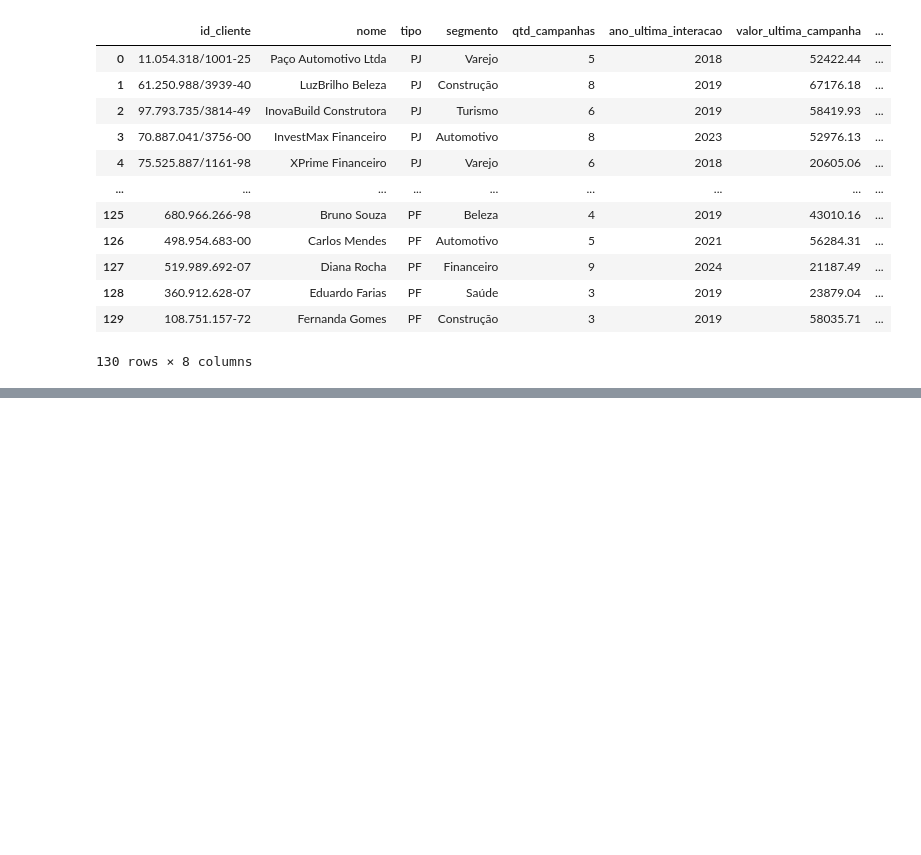
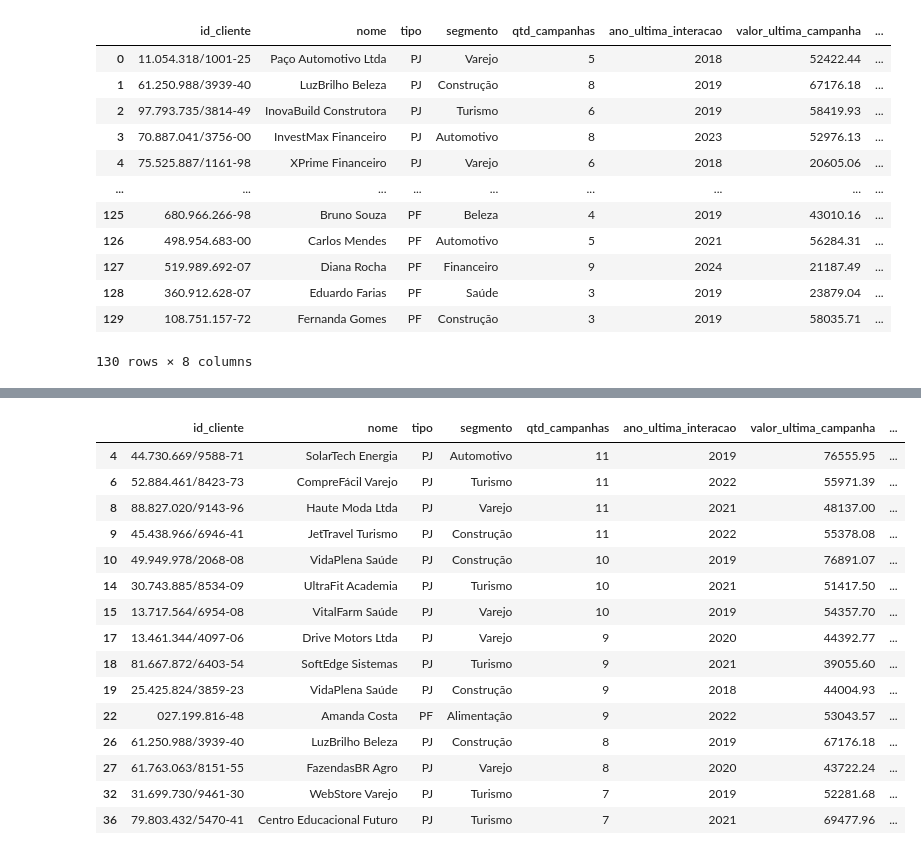
Before and after one commit to juan-borinelli/comercial_analisys_report, a Jupyter notebook: main.ipynb, the cells around one changed output, grey strips where cells are left out. Saved outputs shown, nothing was run; the diff lists cells and outputs as text; code cells hidden in the pictures; blank space fills up the shorter version.

```diff
--- a/main.ipynb
+++ b/main.ipynb
@@ -208 +265,20 @@ med_camp_tv = df_tv['qtd_campanhas'].mean()
+# %%
+c_tv_ouro[c_tv_ouro['status'] == "Inativo"]
+# %% [output]
+|  | id_cliente | nome | tipo | segmento | qtd_campanhas | ano_ultima_interacao | valor_ultima_campanha | ... |
+| 4 | 44.730.669/9588-71 | SolarTech Energia | PJ | Automotivo | 11 | 2019 | 76555.95 | ... |
+| 6 | 52.884.461/8423-73 | CompreFácil Varejo | PJ | Turismo | 11 | 2022 | 55971.39 | ... |
+| 8 | 88.827.020/9143-96 | Haute Moda Ltda | PJ | Varejo | 11 | 2021 | 48137.00 | ... |
+| 9 | 45.438.966/6946-41 | JetTravel Turismo | PJ | Construção | 11 | 2022 | 55378.08 | ... |
+| 10 | 49.949.978/2068-08 | VidaPlena Saúde | PJ | Construção | 10 | 2019 | 76891.07 | ... |
+| 14 | 30.743.885/8534-09 | UltraFit Academia | PJ | Turismo | 10 | 2021 | 51417.50 | ... |
+| 15 | 13.717.564/6954-08 | VitalFarm Saúde | PJ | Varejo | 10 | 2019 | 54357.70 | ... |
+| 17 | 13.461.344/4097-06 | Drive Motors Ltda | PJ | Varejo | 9 | 2020 | 44392.77 | ... |
+| 18 | 81.667.872/6403-54 | SoftEdge Sistemas | PJ | Turismo | 9 | 2021 | 39055.60 | ... |
+| 19 | 25.425.824/3859-23 | VidaPlena Saúde | PJ | Construção | 9 | 2018 | 44004.93 | ... |
+| 22 | 027.199.816-48 | Amanda Costa | PF | Alimentação | 9 | 2022 | 53043.57 | ... |
+| 26 | 61.250.988/3939-40 | LuzBrilho Beleza | PJ | Construção | 8 | 2019 | 67176.18 | ... |
+| 27 | 61.763.063/8151-55 | FazendasBR Agro | PJ | Varejo | 8 | 2020 | 43722.24 | ... |
+| 32 | 31.699.730/9461-30 | WebStore Varejo | PJ | Turismo | 7 | 2019 | 52281.68 | ... |
+| 36 | 79.803.432/5470-41 | Centro Educacional Futuro | PJ | Turismo | 7 | 2021 | 69477.96 | ... |
 # %%
```
Also changed, not shown: parts of 10 cells of this notebook.
